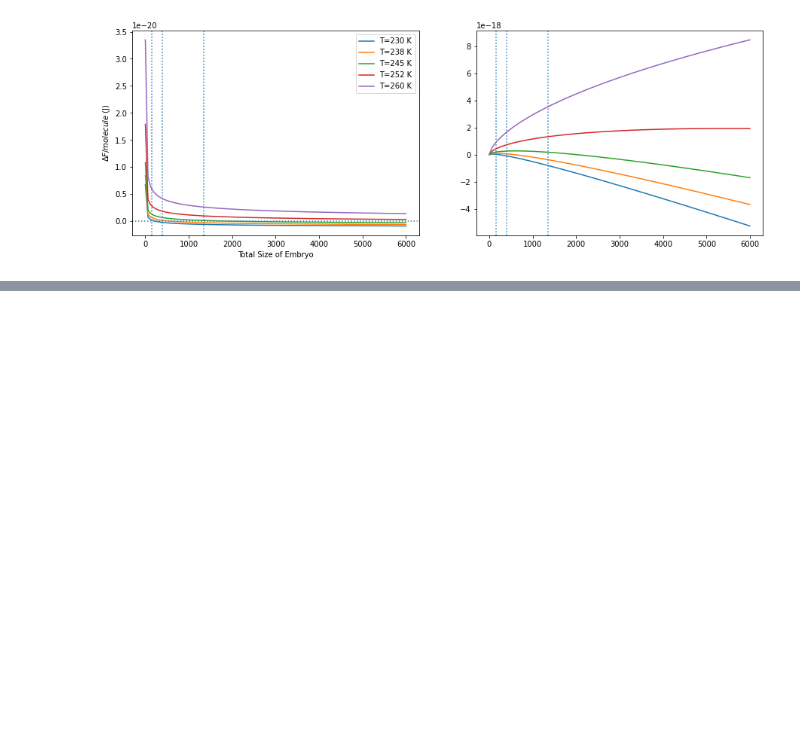
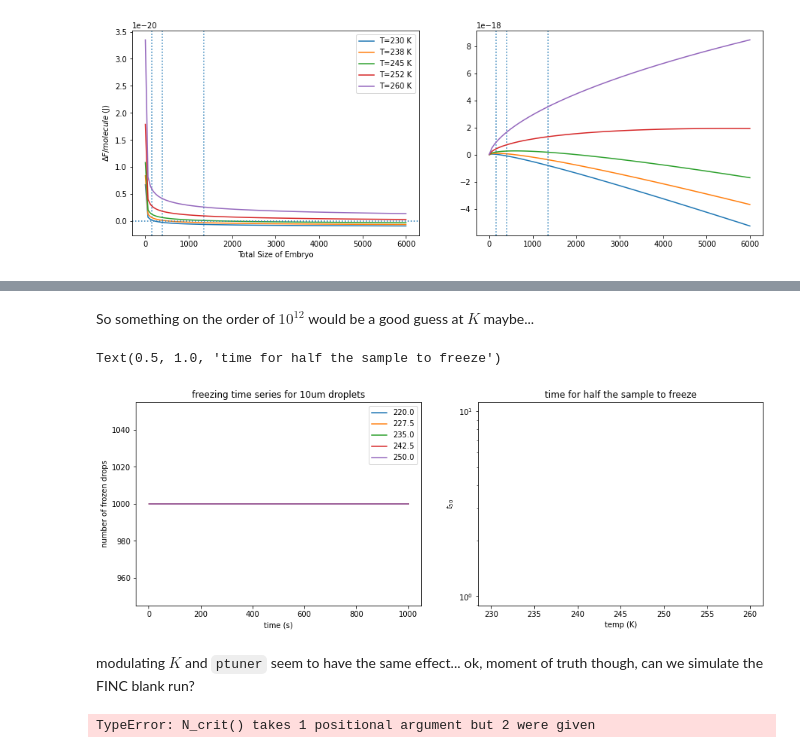
Before and after one commit to AndrewLoeppky/FINC, a Jupyter notebook: PINK_derivation.ipynb, the cells around one changed output, grey strips where cells are left out. Cells and saved outputs as stored; diff of their text form; code cells hidden in the pictures; blank space fills up the shorter version.

````diff
--- a/PINK_derivation.ipynb
+++ b/PINK_derivation.ipynb
@@ -598,0 +645,60 @@ plt.plot(temp,N_i(N_crit(temp),temp,N_0))
+# %% [markdown]
+So something on the order of $10^{12}$ would be a good guess at $K$ maybe...
+# %%
+K = 4.70000
+## Starting with 1000 droplets 10um radius, how long does it take to freeze?
+N_start = 1000
+
+ptuner = 1e20  # tuning parameter representing how hard it is for high energy molecules to find one another
+temps = np.linspace(220, 250, 5)
+time = np.linspace(0, 1000, 1000)
+
+fig, ax = plt.subplots(1,2,figsize=(15,5))
+
+# plot the time series
+for temp in temps:
+    N_icritical = N_i(
+        N_crit(temp), temp, 1, ptuner=ptuner
+    )  # relevant numbers of molecules are too big for python. calculate it for 1 molecule and multiply!
+    N_icritical *= nmcls
+
+    Nfrz = N_start * (1 - np.exp(-K * N_icritical * time))
+    ax[0].plot(time, Nfrz, label=temp)
+
+ax[0].legend()
+ax[0].set_xlabel('time (s)')
+ax[0].set_ylabel('number of frozen drops')
+ax[0].set_title('freezing time series for 10um droplets');
+
+temp=np.linspace(260,230,100)
+t_50 = -np.log(0.5) / (K * nmcls * N_i(N_crit(temp), temp, 1, ptuner=ptuner))
+ax[1].plot(temp,t_50)
+ax[1].set_xlabel('temp (K)')
+ax[1].set_ylabel('$t_{50}$')
+ax[1].set_yscale('log')
+ax[1].set_title('time for half the sample to freeze')
+# %% [output]
+Text(0.5, 1.0, 'time for half the sample to freeze')
+[figure, added]
+# %% [markdown]
+modulating $K$ and ```ptuner``` seem to have the same effect...
+ok, moment of truth though, can we simulate the FINC blank run?
+# %%
+## sloppily copy and paste the code from the last FINC simulator
+time = np.linspace(0, 2000, 2001)  # just over half an hour, one second resolution
+n_frzinst = np.zeros_like(time) # create empty vectors to hold frozen droplet counts. note
+n_frztotal = np.zeros_like(time) # this is terribly done and not computationally stable. fix in v2
+
+#rad = 10e-7  # m
+#wellvol = 4 / 3 * np.pi * rad ** 3
+
+wellvol = 10e-6  # 10 microliter sample wells
+
+n_0 = 288
+for t in range(len(time)):
+    temp = 273.15 - 1 / 60 * time[t]
+    n_frzinst[t] = nfrz(n_0, wellvol, temp, time[t])
+    n_frztotal[t] = n_frztotal[t - 1] + n_frzinst[t]
+    n_0 -= n_frzinst[t]
+# %% [output]
+TypeError: N_crit() takes 1 positional argument but 2 were given
````
Also changed, not shown: parts of 12 cells of this notebook.
